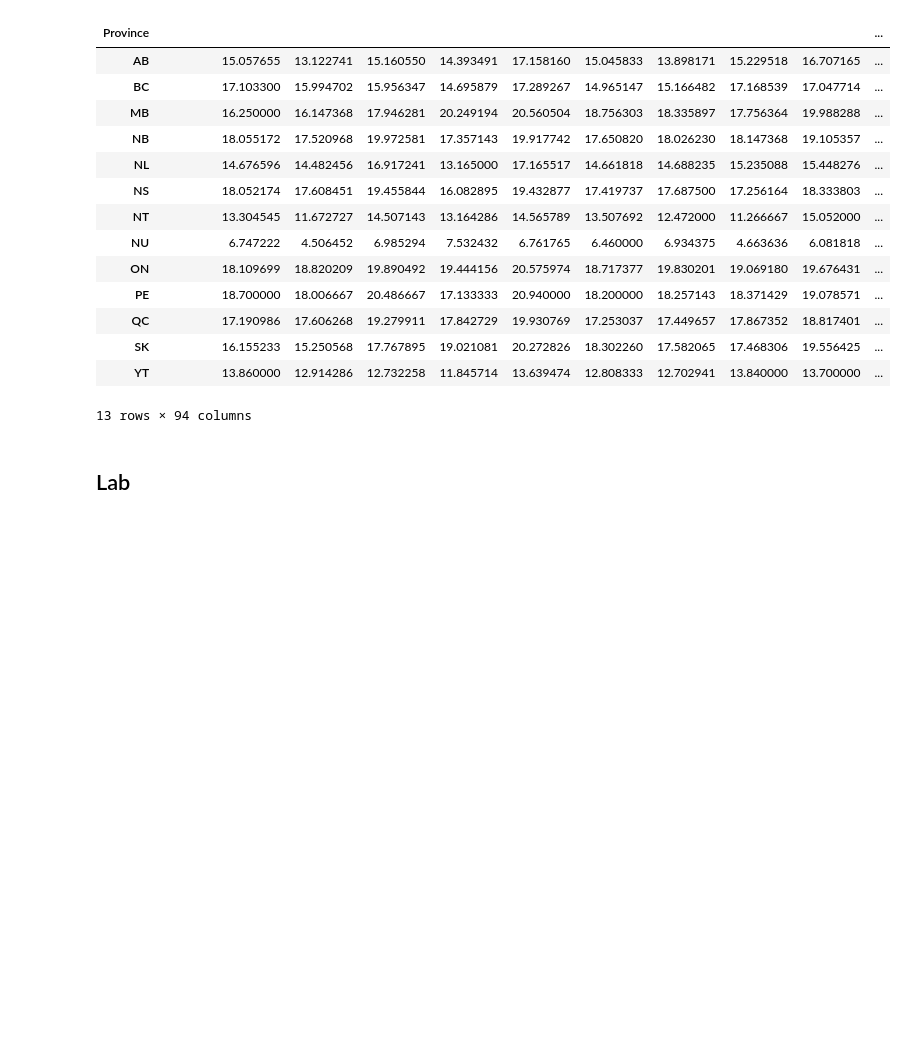
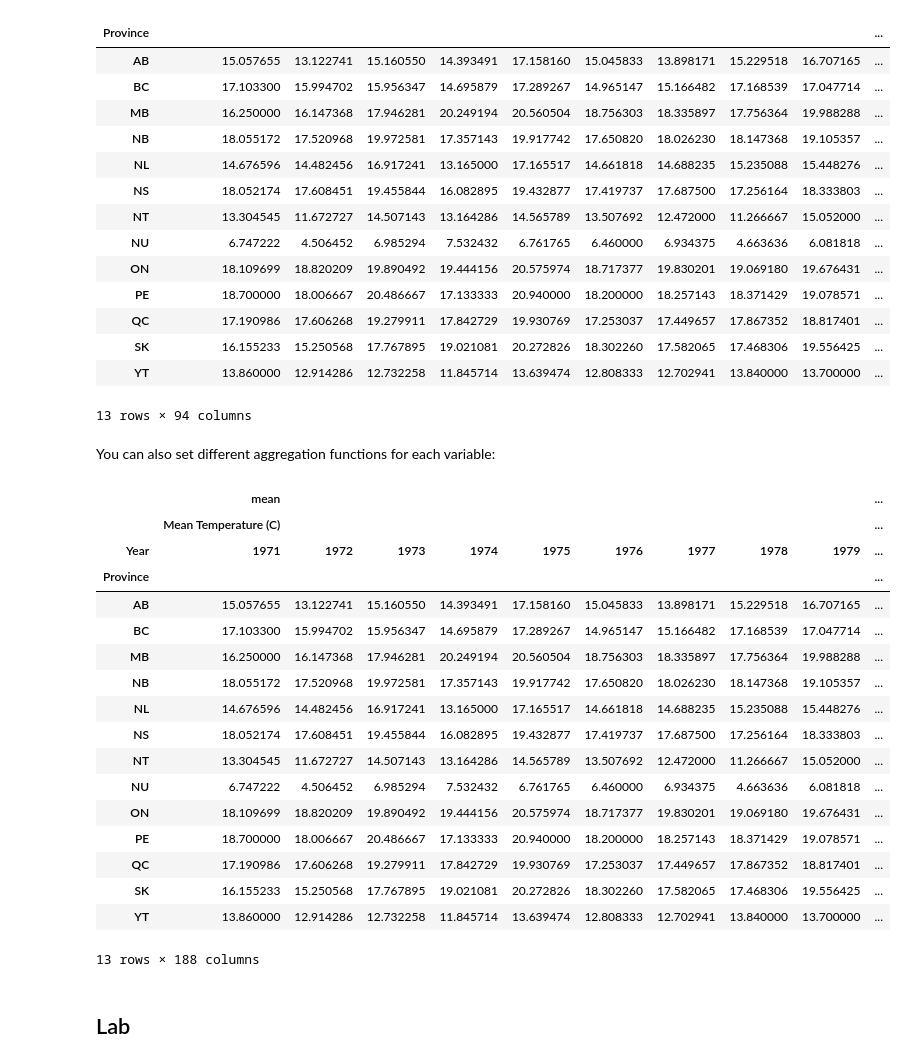
Before and after one commit to carlosfmorenog/CM4125, a Jupyter notebook: CM4125 T6/CM4125_Lec6.ipynb, the cells around one changed output. Saved outputs shown, nothing was run; the diff lists cells and outputs as text; code cells hidden in the pictures; blank space fills up the shorter version.

```diff
--- a/CM4125 T6/CM4125_Lec6.ipynb
+++ b/CM4125 T6/CM4125_Lec6.ipynb
@@ -696,5 +712,31 @@ weather.pivot_table(index='Province',
 | SK | 16.155233 | 15.250568 | 17.767895 | 19.021081 | 20.272826 | 18.302260 | 17.582065 | 17.468306 | 19.556425 | ... |
 | YT | 13.860000 | 12.914286 | 12.732258 | 11.845714 | 13.639474 | 12.808333 | 12.702941 | 13.840000 | 13.700000 | ... |
 13 rows × 94 columns
+# %% [markdown]
+You can also set different aggregation functions for each variable:
+# %%
+weather.pivot_table(index='Province',
+                    columns='Year',
+                    values=['Mean Temperature (C)', 'Total Precipitation (mm)'],
+                    aggfunc=['mean','sum'])
+# %% [output]
+|  | mean |  |  |  |  |  |  |  |  | ... |
+|  | Mean Temperature (C) |  |  |  |  |  |  |  |  | ... |
+| Year | 1971 | 1972 | 1973 | 1974 | 1975 | 1976 | 1977 | 1978 | 1979 | ... |
+| Province |  |  |  |  |  |  |  |  |  | ... |
+| AB | 15.057655 | 13.122741 | 15.160550 | 14.393491 | 17.158160 | 15.045833 | 13.898171 | 15.229518 | 16.707165 | ... |
+| BC | 17.103300 | 15.994702 | 15.956347 | 14.695879 | 17.289267 | 14.965147 | 15.166482 | 17.168539 | 17.047714 | ... |
+| MB | 16.250000 | 16.147368 | 17.946281 | 20.249194 | 20.560504 | 18.756303 | 18.335897 | 17.756364 | 19.988288 | ... |
+| NB | 18.055172 | 17.520968 | 19.972581 | 17.357143 | 19.917742 | 17.650820 | 18.026230 | 18.147368 | 19.105357 | ... |
+| NL | 14.676596 | 14.482456 | 16.917241 | 13.165000 | 17.165517 | 14.661818 | 14.688235 | 15.235088 | 15.448276 | ... |
+| NS | 18.052174 | 17.608451 | 19.455844 | 16.082895 | 19.432877 | 17.419737 | 17.687500 | 17.256164 | 18.333803 | ... |
+| NT | 13.304545 | 11.672727 | 14.507143 | 13.164286 | 14.565789 | 13.507692 | 12.472000 | 11.266667 | 15.052000 | ... |
+| NU | 6.747222 | 4.506452 | 6.985294 | 7.532432 | 6.761765 | 6.460000 | 6.934375 | 4.663636 | 6.081818 | ... |
+| ON | 18.109699 | 18.820209 | 19.890492 | 19.444156 | 20.575974 | 18.717377 | 19.830201 | 19.069180 | 19.676431 | ... |
+| PE | 18.700000 | 18.006667 | 20.486667 | 17.133333 | 20.940000 | 18.200000 | 18.257143 | 18.371429 | 19.078571 | ... |
+| QC | 17.190986 | 17.606268 | 19.279911 | 17.842729 | 19.930769 | 17.253037 | 17.449657 | 17.867352 | 18.817401 | ... |
+| SK | 16.155233 | 15.250568 | 17.767895 | 19.021081 | 20.272826 | 18.302260 | 17.582065 | 17.468306 | 19.556425 | ... |
+| YT | 13.860000 | 12.914286 | 12.732258 | 11.845714 | 13.639474 | 12.808333 | 12.702941 | 13.840000 | 13.700000 | ... |
+13 rows × 188 columns
 # %% [markdown]
 ## Lab
```
Also changed, not shown: parts of 30 cells of this notebook, 1 other file.
